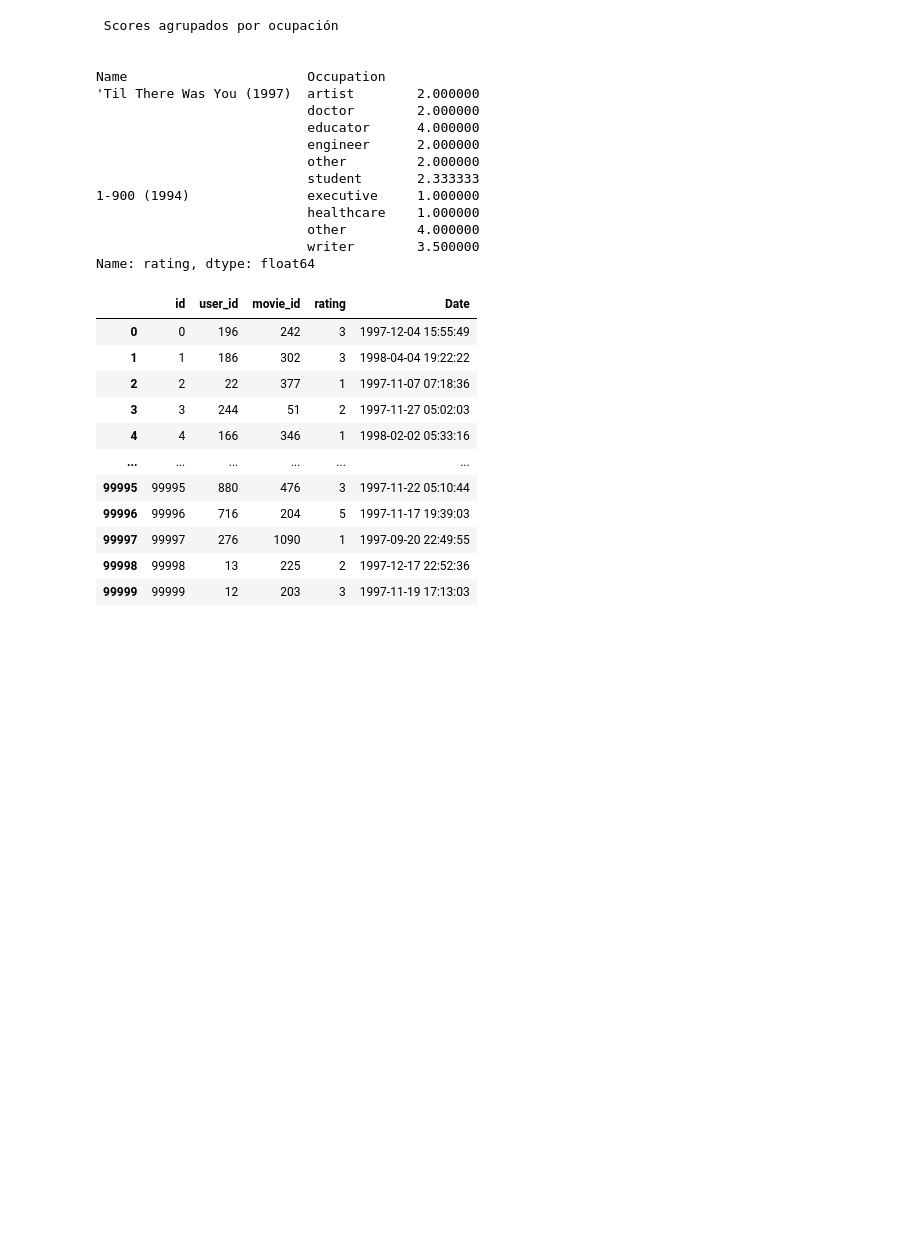
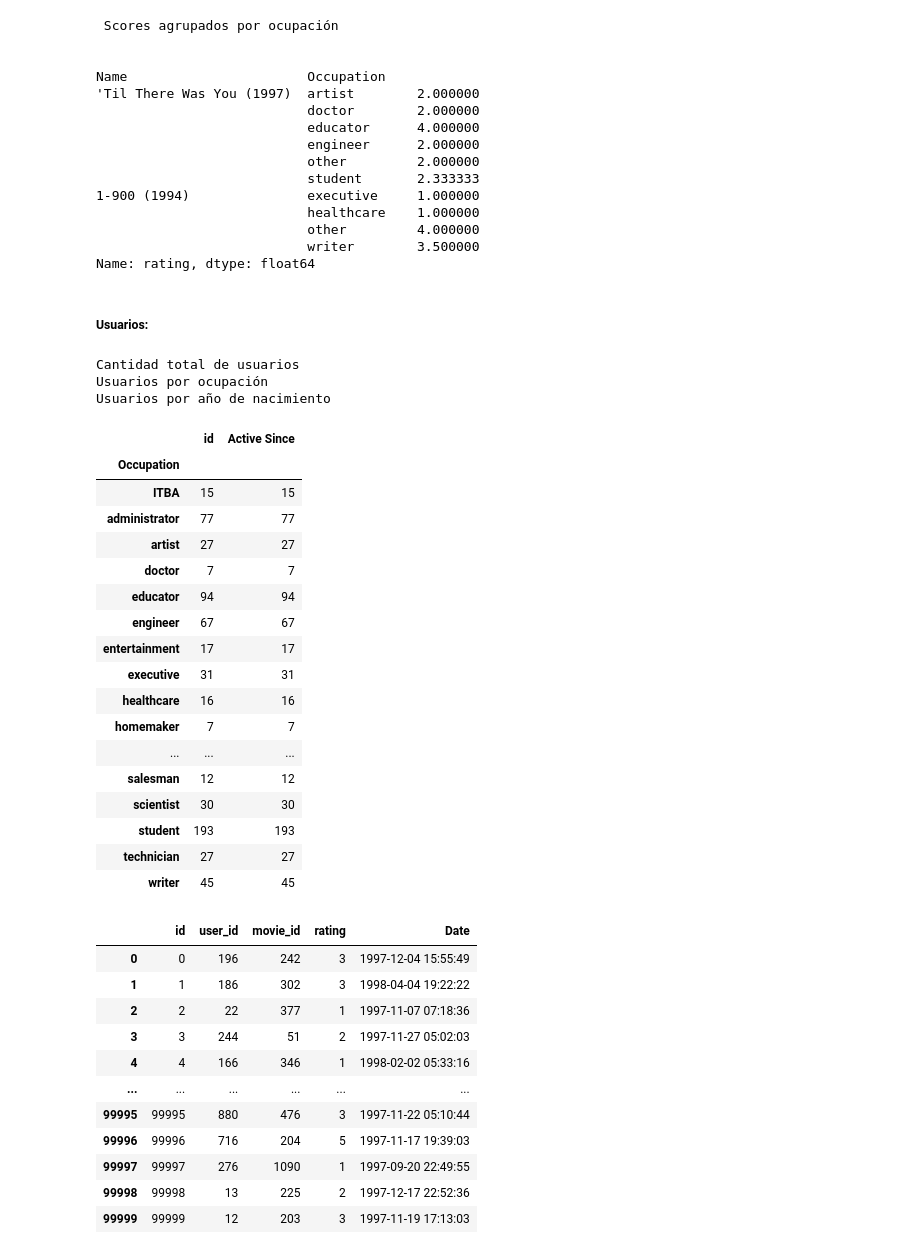
Before and after one commit to andresjaromezuk/tp-integrador-python, a Jupyter notebook: EDA.ipynb, the cells around one changed output. Drawn from its saved outputs; the diff is of its cells as text; code cells hidden in the pictures; blank space fills up the shorter version.

Commit message:
adding stats to users

```diff
--- a/EDA.ipynb
+++ b/EDA.ipynb
@@ -140,6 +140,41 @@ Name                       Occupation
                            other         4.000000
                            writer        3.500000
 Name: rating, dtype: float64
+# %% [markdown]
+##### Usuarios:
+# %%
+total_users, users_by_occupation, users_by_year_birth = Usuario.get_stats(df_people, df_users)
+
+print("Cantidad total de usuarios")
+print(total_users)
+
+print("Usuarios por ocupación")
+users_by_occupation
+
+print("Usuarios por año de nacimiento")
+users_by_year_birth
+# %% [output]
+Cantidad total de usuarios
+Usuarios por ocupación
+Usuarios por año de nacimiento
+|  | id | Active Since |
+| Occupation |  |  |
+| ITBA | 15 | 15 |
+| administrator | 77 | 77 |
+| artist | 27 | 27 |
+| doctor | 7 | 7 |
+| educator | 94 | 94 |
+| engineer | 67 | 67 |
+| entertainment | 17 | 17 |
+| executive | 31 | 31 |
+| healthcare | 16 | 16 |
+| homemaker | 7 | 7 |
+| ... | ... | ... |
+| salesman | 12 | 12 |
+| scientist | 30 | 30 |
+| student | 193 | 193 |
+| technician | 27 | 27 |
+| writer | 45 | 45 |
 # %%
 usuario = Usuario(
   occupation="Profesor",
```
Also changed, not shown: 2 other files.
